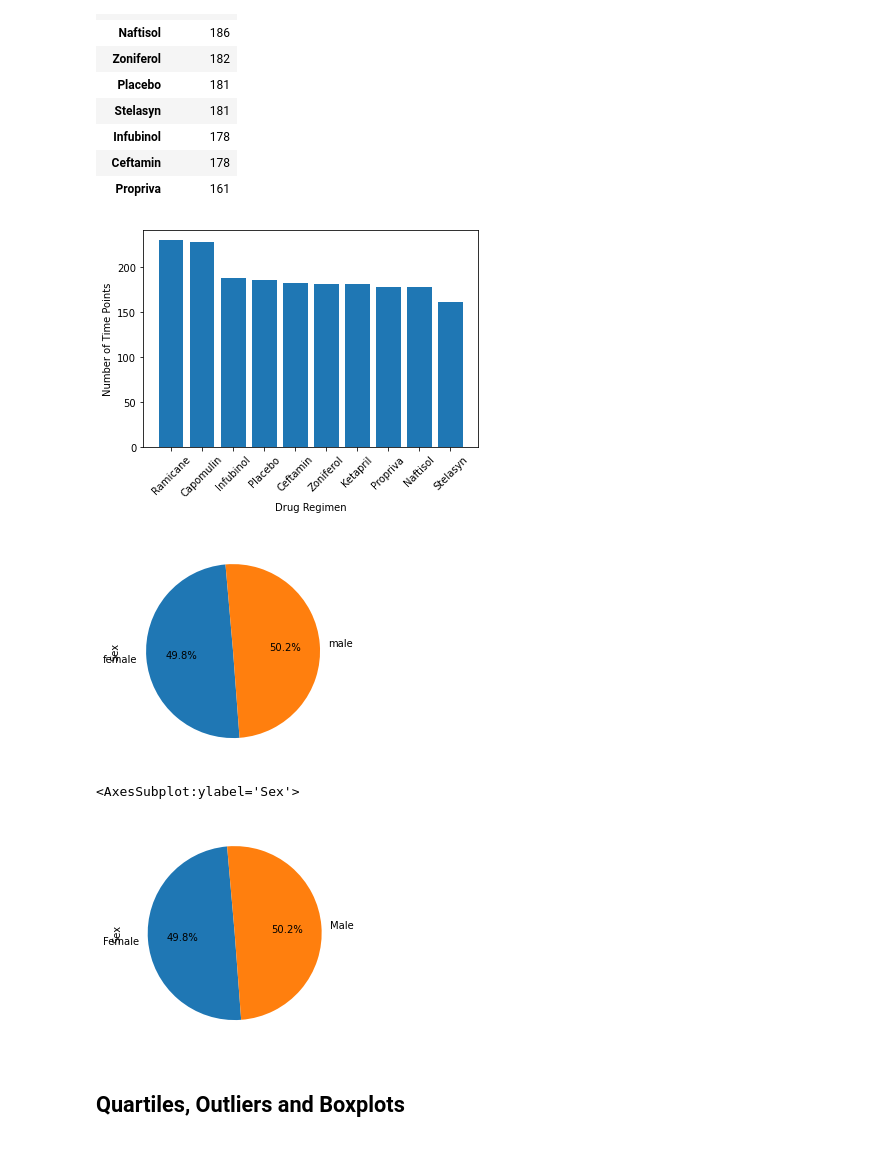
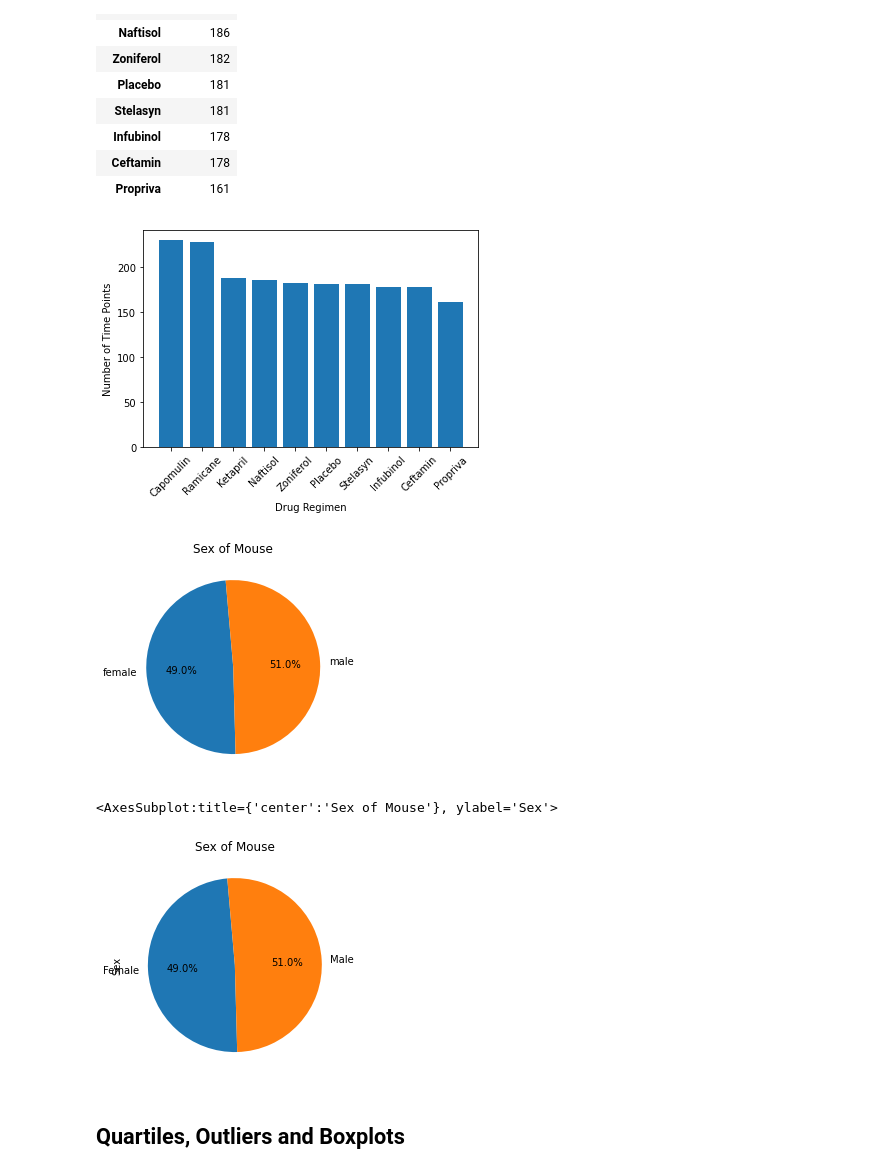
Before and after one commit to norojordan/Mathplotlib-HW, a Jupyter notebook: pymaceuticals_starter.ipynb, the cells around one changed output. Saved outputs shown, nothing was run; the diff lists cells and outputs as text; code cells hidden in the pictures.

Commit message:
making progress with graphs

```diff
--- a/pymaceuticals_starter.ipynb
+++ b/pymaceuticals_starter.ipynb
@@ -66,7 +57,10 @@ b447     1
 u153     1
 Name: Mouse ID, Length: 249, dtype: int64
 # %%
+# Get all the data for the duplicate mouse ID.
 
-# Optional: Get all the data for the duplicate mouse ID.
-#index_mouse_study = mouse_study.set_index('Mouse ID')
-#index_mouse_study.loc['g989']
+index_mouse_study = mouse_study.set_index('Mouse ID')
+index_mouse_study.loc['g989']
+
+mouse_study_clean = index_mouse_study.drop("g989")
+mouse_study_clean.count()
@@ -73,17 +75,0 @@ Name: Mouse ID, Length: 249, dtype: int64
-# %%
-# Remove the data for any mouse with duplicate time points. Then check the number of mice in the clean DataFrame.
-# Tried to drop by index but it didn't work.
-
-# Create a clean DataFrame by dropping the duplicate mouse by its ID.
-
-#combine_data_drop = combine_data.drop_duplicates(subset="Mouse ID", keep="last")
-#print(combine_data_drop.shape[0])
-#combine_data_drop.head()
-
-
-mouse_study_clean = mouse_study.drop_duplicates(subset = "Mouse ID", keep='last')
-mouse_study_clean
-
-
-
-#mouse_study_clean['Mouse ID'].value_counts()
@@ -200,16 +174,16 @@ plt.ylabel("Number of Time Points")
 plt.xlabel("Drug Regimen")
 plt.show()
 # %% [output]
-[figure, old version]
+[figure, new version]
 # %%
 # Generate a pie plot showing the distribution of female versus male mice using pyplot
 
 gender_study = mouse_study_clean.groupby(['Sex'])['Sex'].count()
 plt.pie(gender_study, labels=('female', 'male'), startangle=95, autopct='%1.1f%%')
-plt.ylabel('Sex')
+plt.title("Sex of Mouse")
 plt.show()
 # %% [output]
-[figure, old version]
+[figure, new version]
 # %%
 # Generate a pie plot showing the distribution of female versus male mice using Pandas
 
@@ -218,10 +192,10 @@ plt.show()
 
 gender_study = mouse_study_clean.groupby(['Sex'])['Sex'].count()
 
-gender_study.plot.pie(startangle=95,autopct='%1.1f%%')
+gender_study.plot.pie(title = "Sex of Mouse",startangle=95,autopct='%1.1f%%')
 # %% [output]
-<AxesSubplot:ylabel='Sex'>
+<AxesSubplot:title={'center':'Sex of Mouse'}, ylabel='Sex'>
-[figure, old version]
+[figure, new version]
 # %% [markdown]
 ## Quartiles, Outliers and Boxplots
 # %%
```
Also changed, not shown: parts of 15 cells of this notebook.
